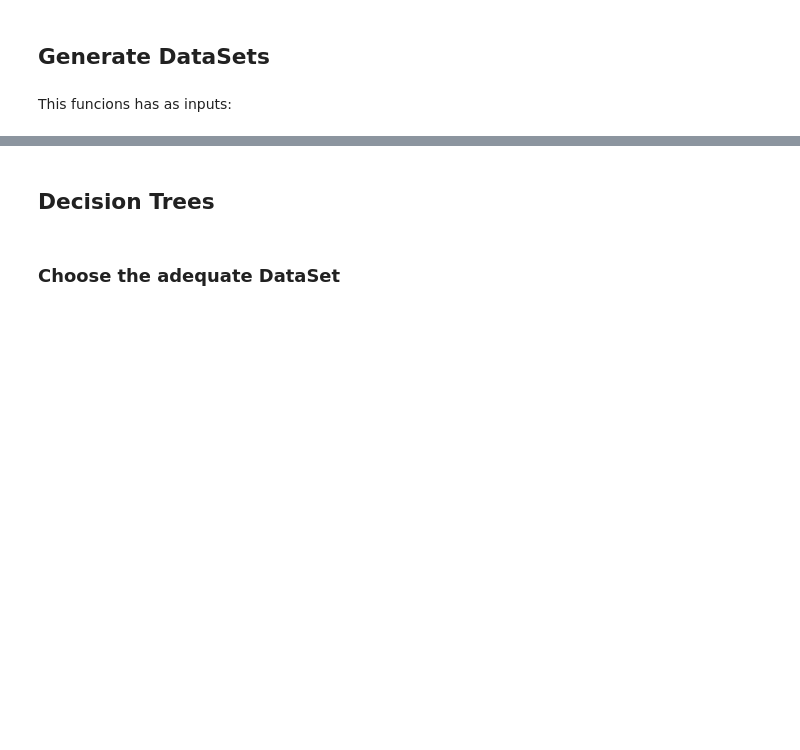
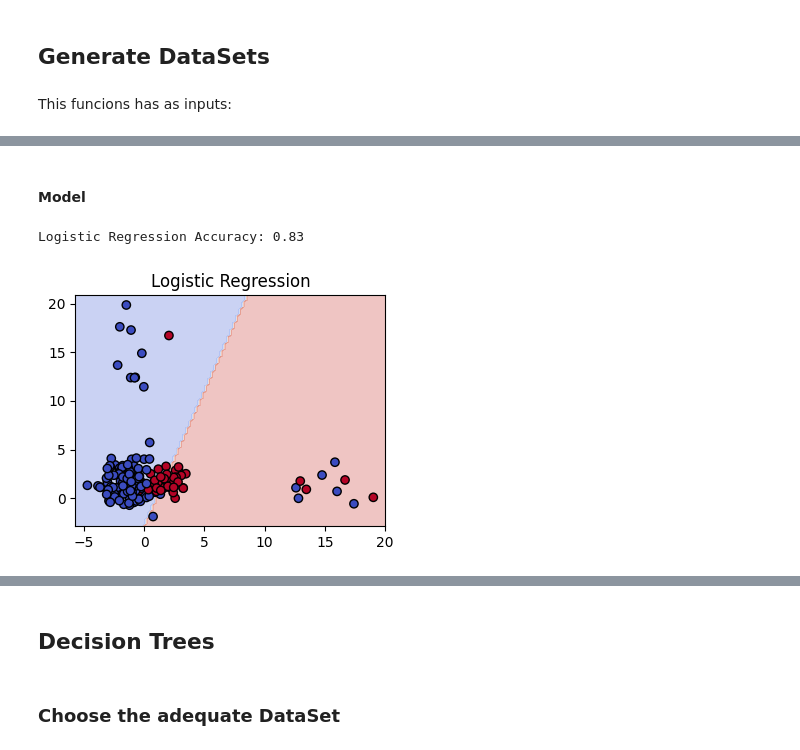
Before and after one commit to RodriCouto/ML_na_previsao_do_tempo_de_internato, a Jupyter notebook: ML_groupR.ipynb, the cells around one changed output, grey strips where cells are left out. Cells and saved outputs as stored; diff of their text form; code cells hidden in the pictures; blank space fills up the shorter version.

```diff
--- a/ML_groupR.ipynb
+++ b/ML_groupR.ipynb
@@ -89,0 +93,10 @@ This funcions has as inputs:
+# %%
+def plot_decision_boundary(model, X, y, title):
+    xx, yy = np.meshgrid(np.linspace(X[:,0].min()-1, X[:,0].max()+1, 100),
+                         np.linspace(X[:,1].min()-1, X[:,1].max()+1, 100))
+    Z = model.predict(np.c_[xx.ravel(), yy.ravel()])
+    Z = Z.reshape(xx.shape)
+
+    plt.contourf(xx, yy, Z, alpha=0.3, cmap="coolwarm")
+    plt.scatter(X[:, 0], X[:, 1], c=y, cmap="coolwarm", edgecolor="k")
+    plt.title(title)
@@ -89,0 +140,27 @@ This funcions has as inputs:
+# %% [markdown]
+#### Model
+# %%
+X, y = df_logreg.iloc[:, :-1].values, df_logreg.iloc[:, -1].values
+
+X_train, X_test, y_train, y_test = train_test_split(X, y, test_size=0.3, random_state=42)
+
+# Train models
+log_reg = LogisticRegression(solver="lbfgs")
+
+log_reg.fit(X_train, y_train)
+
+# Predictions
+y_pred_lr = log_reg.predict(X_test)
+
+# Accuracy
+acc_lr = accuracy_score(y_test, y_pred_lr)
+
+print(f"Logistic Regression Accuracy: {acc_lr:.2f}")
+
+
+plt.figure(figsize=(4,3))
+plot_decision_boundary(log_reg, X, y, "Logistic Regression")
+plt.show()
+# %% [output]
+Logistic Regression Accuracy: 0.83
+[figure, added]
```
Also changed, not shown: parts of 18 cells of this notebook, 1 other file.
